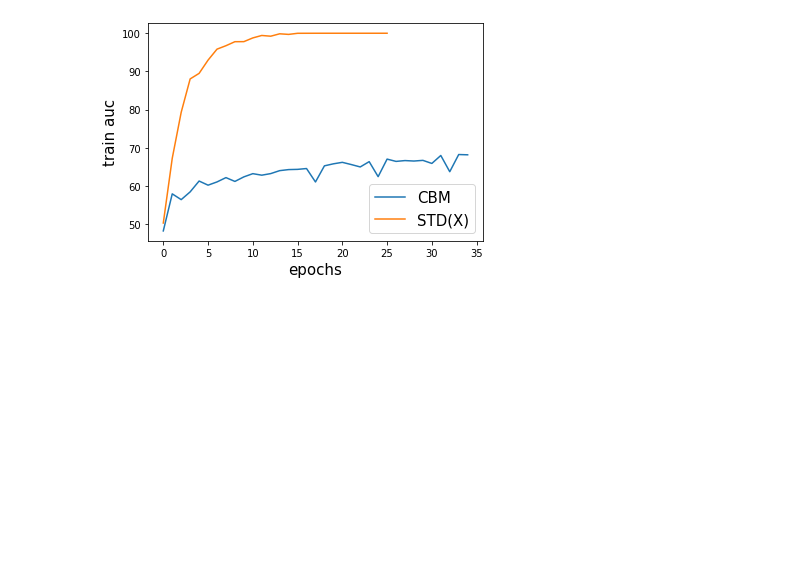
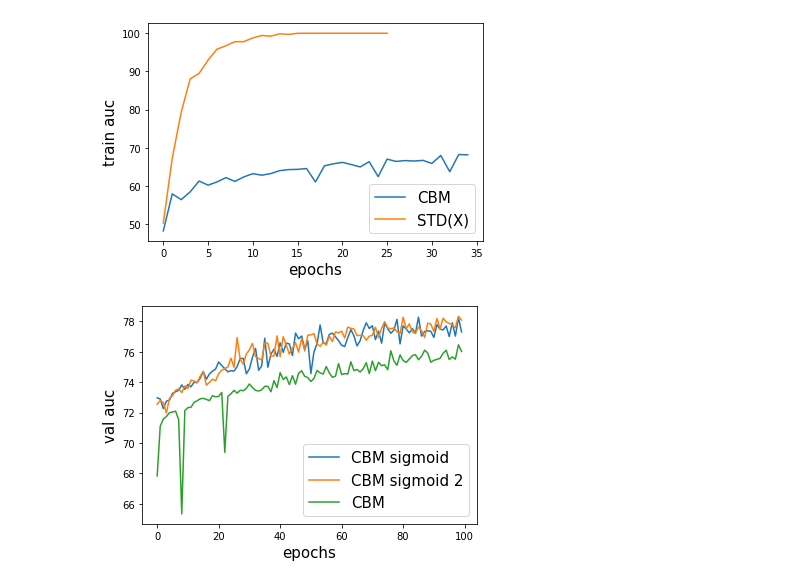
Before and after one commit to nathanwang000/ConceptCredibleModel, a Jupyter notebook: notebooks/cxr-mimic.ipynb, the cells around one changed output. Drawn from its saved outputs; the diff is of its cells as text; code cells hidden in the pictures; blank space fills up the shorter version.

```diff
--- a/notebooks/cxr-mimic.ipynb
+++ b/notebooks/cxr-mimic.ipynb
@@ -99,3 +104,13 @@ plt.show()
 # %% [output]
 [figure]
 [figure]
+# %%
+key = 'val auc'
+plot_log(torch.load("../outputs/cbm.log"), key=key, label='CBM sigmoid') # cbm sigmoid
+plot_log(torch.load("../outputs/a4845792288611ecb773ac1f6b24a434/cbm.log"), key=key, label='CBM sigmoid 2') # cbm sigmoid
+plot_log(torch.load("../outputs/6101f5e0287e11ecb773ac1f6b24a434/cbm.log"), key=key, label='CBM') # cbm 2 output
+plt.legend(fontsize=15)
+#plt.ylim(75)
+plt.show()
+# %% [output]
+[figure, added]
```
Also changed, not shown: parts of 13 cells of this notebook, 8 other files.
